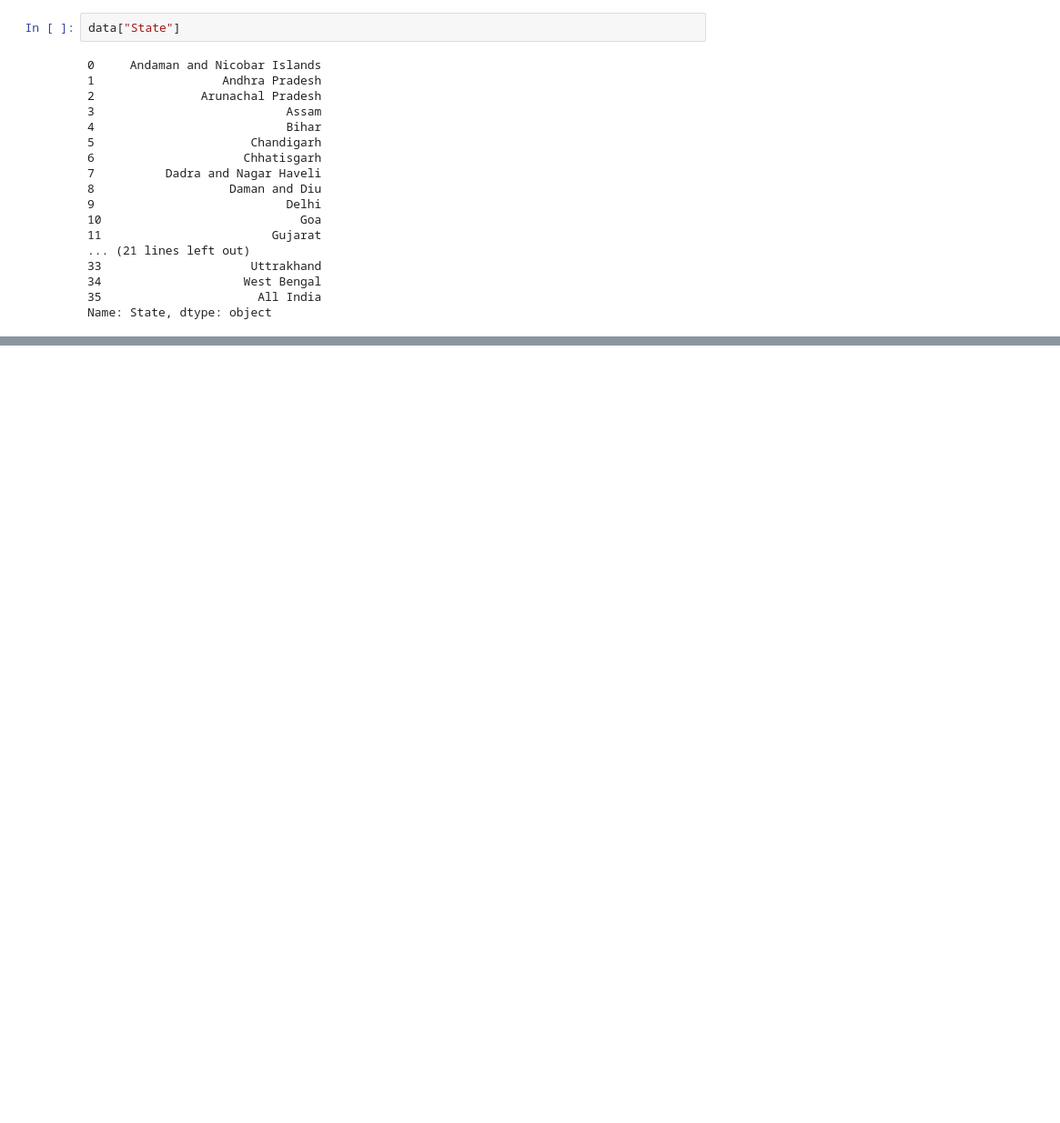
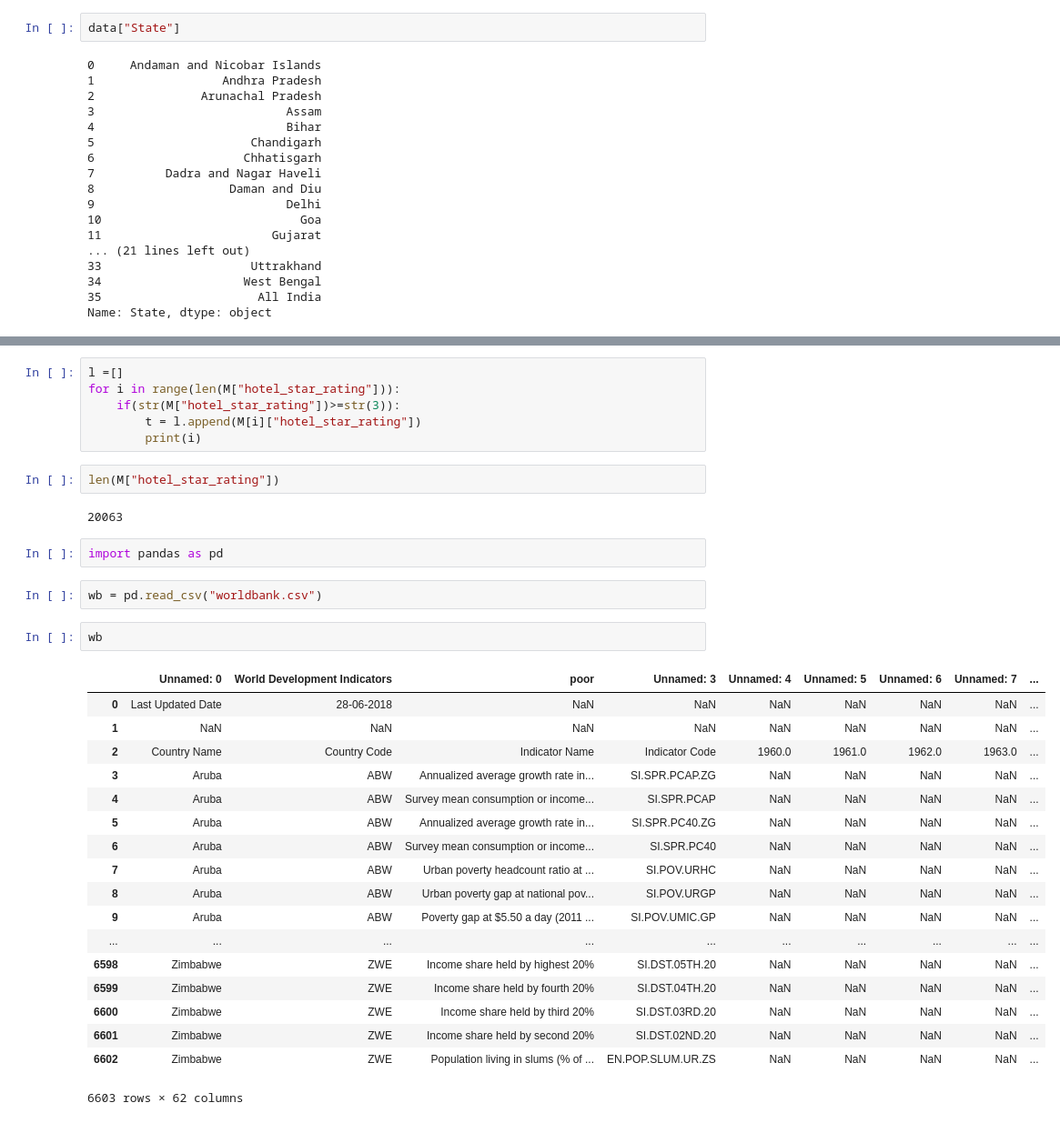
Before and after one commit to Amanchouhan192/Eckovation_ml-, a Jupyter notebook: pandasWork.ipynb, the cells around one changed output, grey strips where cells are left out. Shown at 91% size. Drawn from its saved outputs; the diff is of its cells as text; blank space fills up the shorter version.

```diff
--- a/pandasWork.ipynb
+++ b/pandasWork.ipynb
@@ -167,0 +240,35 @@ Name: State, dtype: object
+# %%
+l =[]
+for i in range(len(M["hotel_star_rating"])):
+    if(str(M["hotel_star_rating"])>=str(3)):
+        t = l.append(M[i]["hotel_star_rating"])
+        print(i)
+# %%
+len(M["hotel_star_rating"])
+# %% [output]
+20063
+# %%
+import pandas as pd
+# %%
+wb = pd.read_csv("worldbank.csv")
+# %%
+wb
+# %% [output]
+|  | Unnamed: 0 | World Development Indicators | poor | Unnamed: 3 | Unnamed: 4 | Unnamed: 5 | Unnamed: 6 | Unnamed: 7 | ... |
+| 0 | Last Updated Date | 28-06-2018 | NaN | NaN | NaN | NaN | NaN | NaN | ... |
+| 1 | NaN | NaN | NaN | NaN | NaN | NaN | NaN | NaN | ... |
+| 2 | Country Name | Country Code | Indicator Name | Indicator Code | 1960.0 | 1961.0 | 1962.0 | 1963.0 | ... |
+| 3 | Aruba | ABW | Annualized average growth rate in... | SI.SPR.PCAP.ZG | NaN | NaN | NaN | NaN | ... |
+| 4 | Aruba | ABW | Survey mean consumption or income... | SI.SPR.PCAP | NaN | NaN | NaN | NaN | ... |
+| 5 | Aruba | ABW | Annualized average growth rate in... | SI.SPR.PC40.ZG | NaN | NaN | NaN | NaN | ... |
+| 6 | Aruba | ABW | Survey mean consumption or income... | SI.SPR.PC40 | NaN | NaN | NaN | NaN | ... |
+| 7 | Aruba | ABW | Urban poverty headcount ratio at ... | SI.POV.URHC | NaN | NaN | NaN | NaN | ... |
+| 8 | Aruba | ABW | Urban poverty gap at national pov... | SI.POV.URGP | NaN | NaN | NaN | NaN | ... |
+| 9 | Aruba | ABW | Poverty gap at $5.50 a day (2011 ... | SI.POV.UMIC.GP | NaN | NaN | NaN | NaN | ... |
+| ... | ... | ... | ... | ... | ... | ... | ... | ... | ... |
+| 6598 | Zimbabwe | ZWE | Income share held by highest 20% | SI.DST.05TH.20 | NaN | NaN | NaN | NaN | ... |
+| 6599 | Zimbabwe | ZWE | Income share held by fourth 20% | SI.DST.04TH.20 | NaN | NaN | NaN | NaN | ... |
+| 6600 | Zimbabwe | ZWE | Income share held by third 20% | SI.DST.03RD.20 | NaN | NaN | NaN | NaN | ... |
+| 6601 | Zimbabwe | ZWE | Income share held by second 20% | SI.DST.02ND.20 | NaN | NaN | NaN | NaN | ... |
+| 6602 | Zimbabwe | ZWE | Population living in slums (% of ... | EN.POP.SLUM.UR.ZS | NaN | NaN | NaN | NaN | ... |
+6603 rows × 62 columns
```
Also changed, not shown: parts of 14 cells of this notebook, 8 other files.
